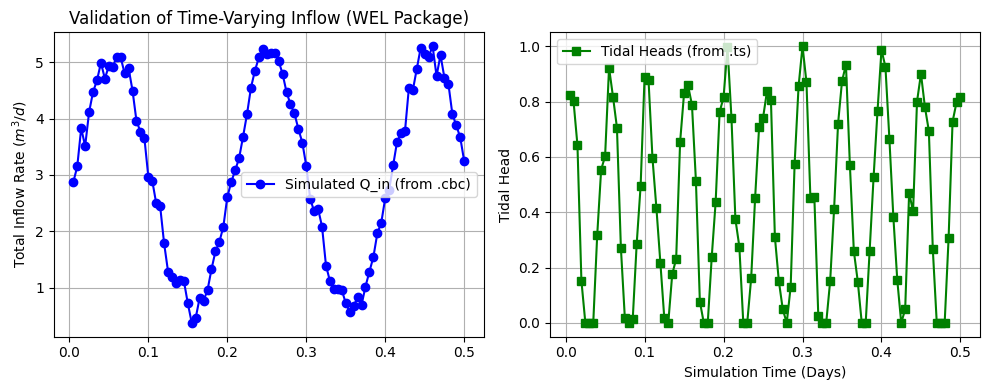
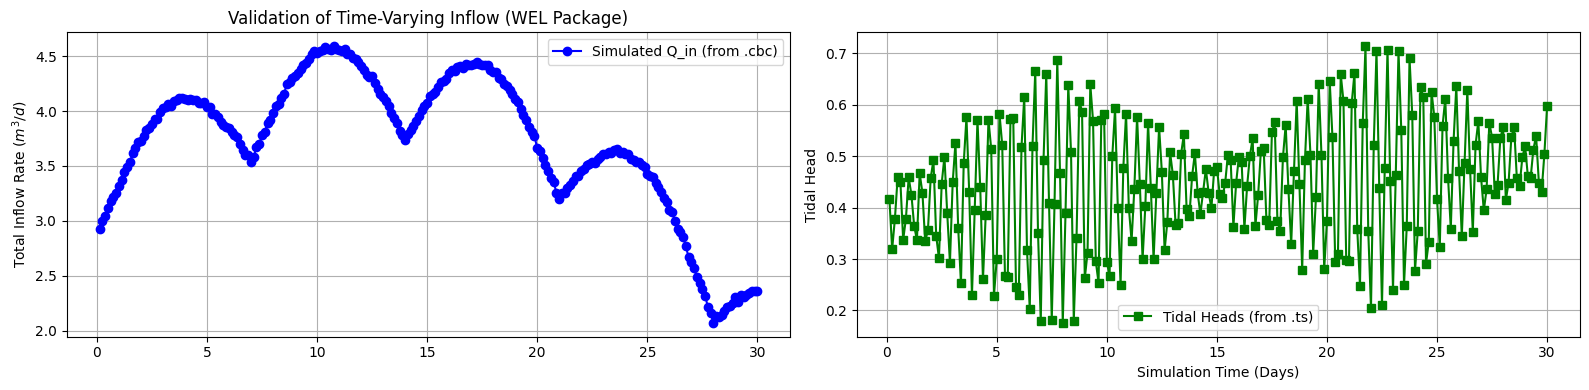
Code edit (unified diff) that turned the first committed figure into the second:
--- before
+++ after
@@ -55,5 +55,5 @@
 
 # 6. Plot the extracted fluxes and tide heads in subplots
-fig, (ax1, ax2) = plt.subplots(1, 2, figsize=(10, 4), sharex=True)
+fig, (ax1, ax2) = plt.subplots(1, 2, figsize=(16, 4), sharex=True)
 
 ax1.plot(times, actual_qin, marker='o', linestyle='-', color='b', label='Simulated Q_in (from .cbc)')
@@ -63,5 +63,5 @@
 ax1.legend()
 
-ax2.plot(times, tide_heads, marker='s', linestyle='-', color='g', label='Tidal Heads (from .ts)')
+ax2.plot(times, tide_heads[1:], marker='s', linestyle='-', color='g', label='Tidal Heads (from .ts)')
 ax2.set_xlabel("Simulation Time (Days)")
 ax2.set_ylabel("Tidal Head")

Commit: feat: add configurable spin-up, advanced tidal forcing, sea-level rise, inflow trends, and time-based lag to dataset generation.